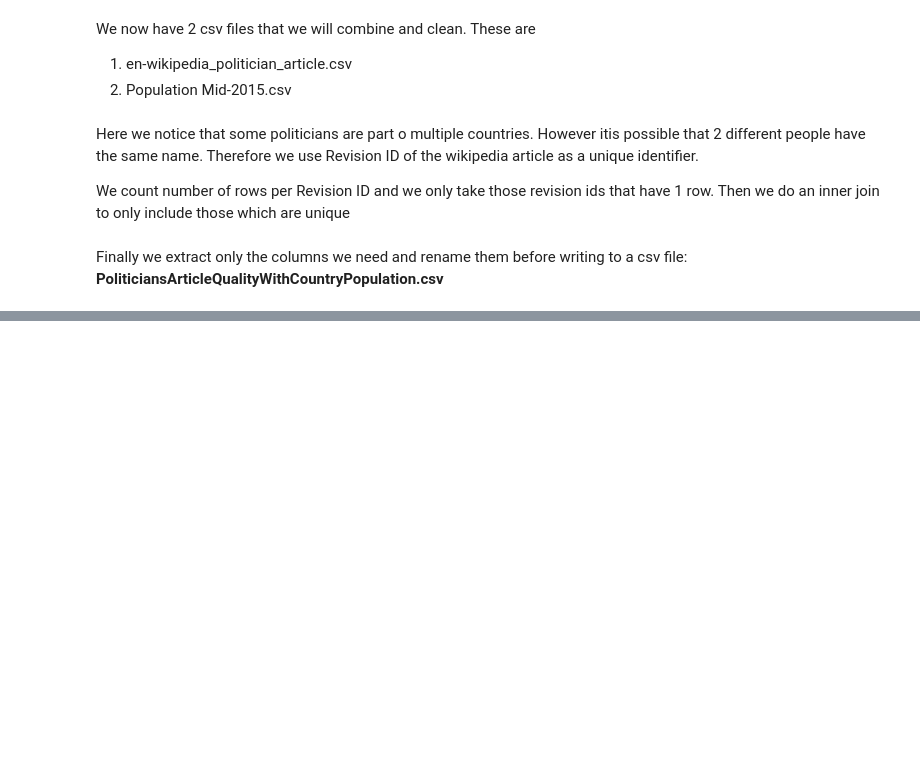
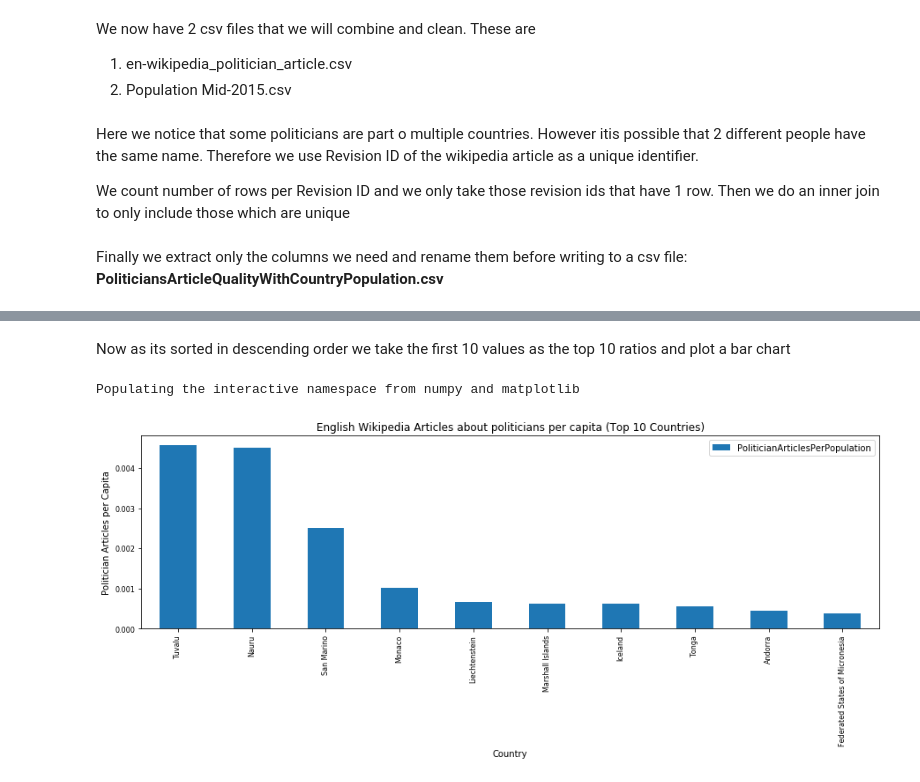
Before and after one commit to SalikWarsi/data-512-a2, a Jupyter notebook: hcds-a2-bias_demo.ipynb, the cells around one changed output, grey strips where cells are left out. Cells and saved outputs as stored; diff of their text form; code cells hidden in the pictures; blank space fills up the shorter version.

```diff
--- a/hcds-a2-bias_demo.ipynb
+++ b/hcds-a2-bias_demo.ipynb
@@ -179,0 +182,2 @@ Combined.to_csv('PoliticiansArticleQualityWithCountryPopulation.csv',index=False
+# %%
+data = pd.read_csv('PoliticiansArticleQualityWithCountryPopulation.csv', encoding='utf8')
@@ -179,0 +189,30 @@ Combined.to_csv('PoliticiansArticleQualityWithCountryPopulation.csv',index=False
+# %%
+articlesPerCountry = pd.DataFrame({'articles' : data.groupby( ['country'] ).size(),
+                               'population' : data.groupby( ['country'] )['population'].mean()}).reset_index()
+
+# Find the ratio of Articles per Population
+articlesPerCountry['PoliticianArticlesPerPopulation'] = articlesPerCountry['articles'] / articlesPerCountry['population']
+# %%
+# We now sort the data according this calculated ratio
+articlesPerCountry.sort_values(by='PoliticianArticlesPerPopulation', ascending=False, inplace=True)
+# %% [markdown]
+Now as its sorted in descending order we take the first 10 values as the top 10 ratios and plot a bar chart
+# %%
+import matplotlib.pyplot as plt
+%pylab inline
+pylab.rcParams['figure.figsize'] = (15, 8)
+
+#Taking top 10 values
+articlesPerCountryTop = articlesPerCountry[:10]
+
+#Creating plot
+articlesPerCountryTop.plot.bar(x='country', y = 'PoliticianArticlesPerPopulation',fontsize = 8)
+plt.subplots_adjust(bottom=0.5)
+plt.xlabel('Country')  # Add a label to the x-axis
+plt.ylabel('Politician Articles per Capita')  # Add a label to the y-axis
+plt.title('English Wikipedia Articles about politicians per capita (Top 10 Countries)')  # Add a plot title
+plt.savefig('Top10ArticlesPerCapita.png')
+plt.show()
+# %% [output]
+Populating the interactive namespace from numpy and matplotlib
+[figure, added]
```
Also changed, not shown: parts of 17 cells of this notebook, 9 other files.
